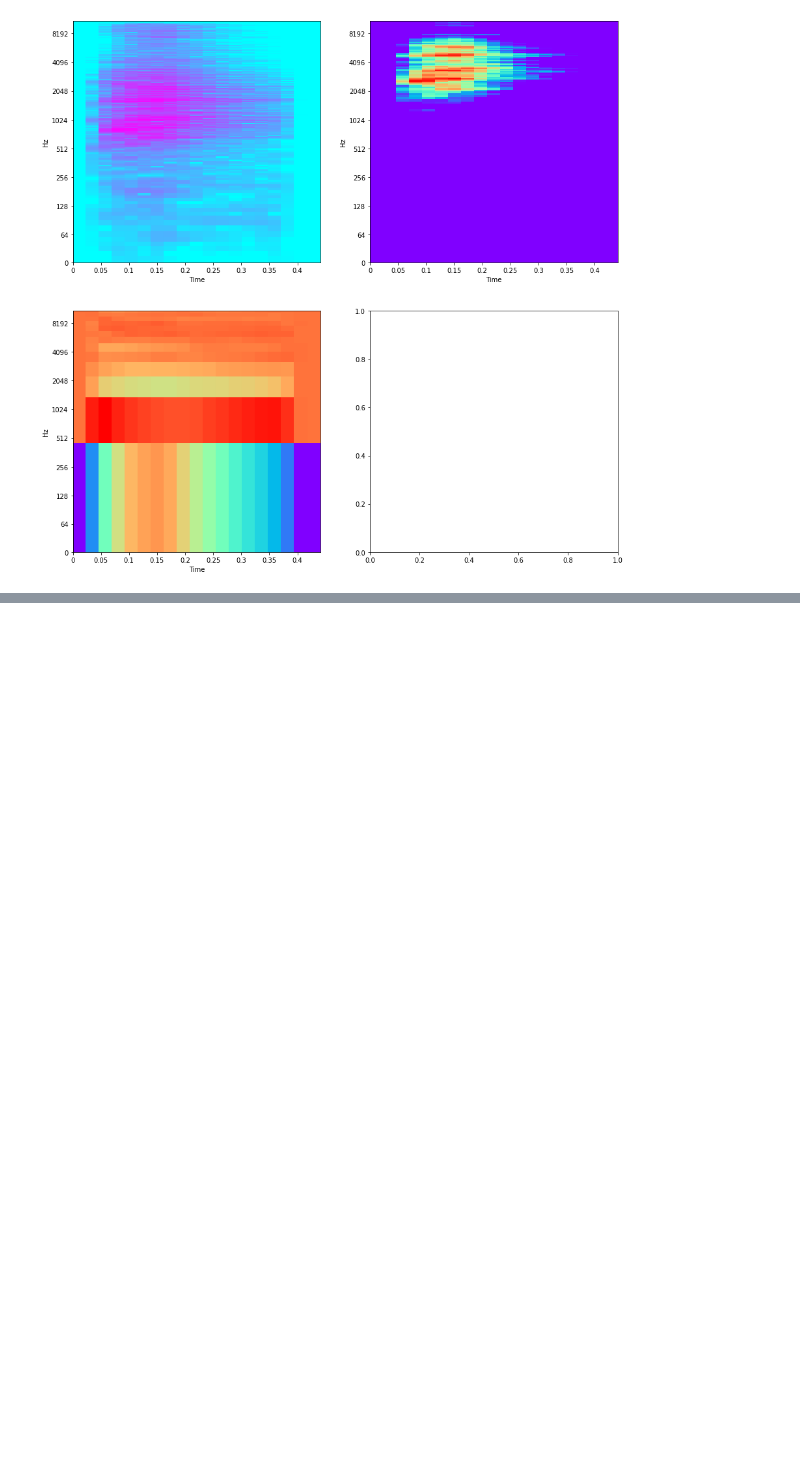
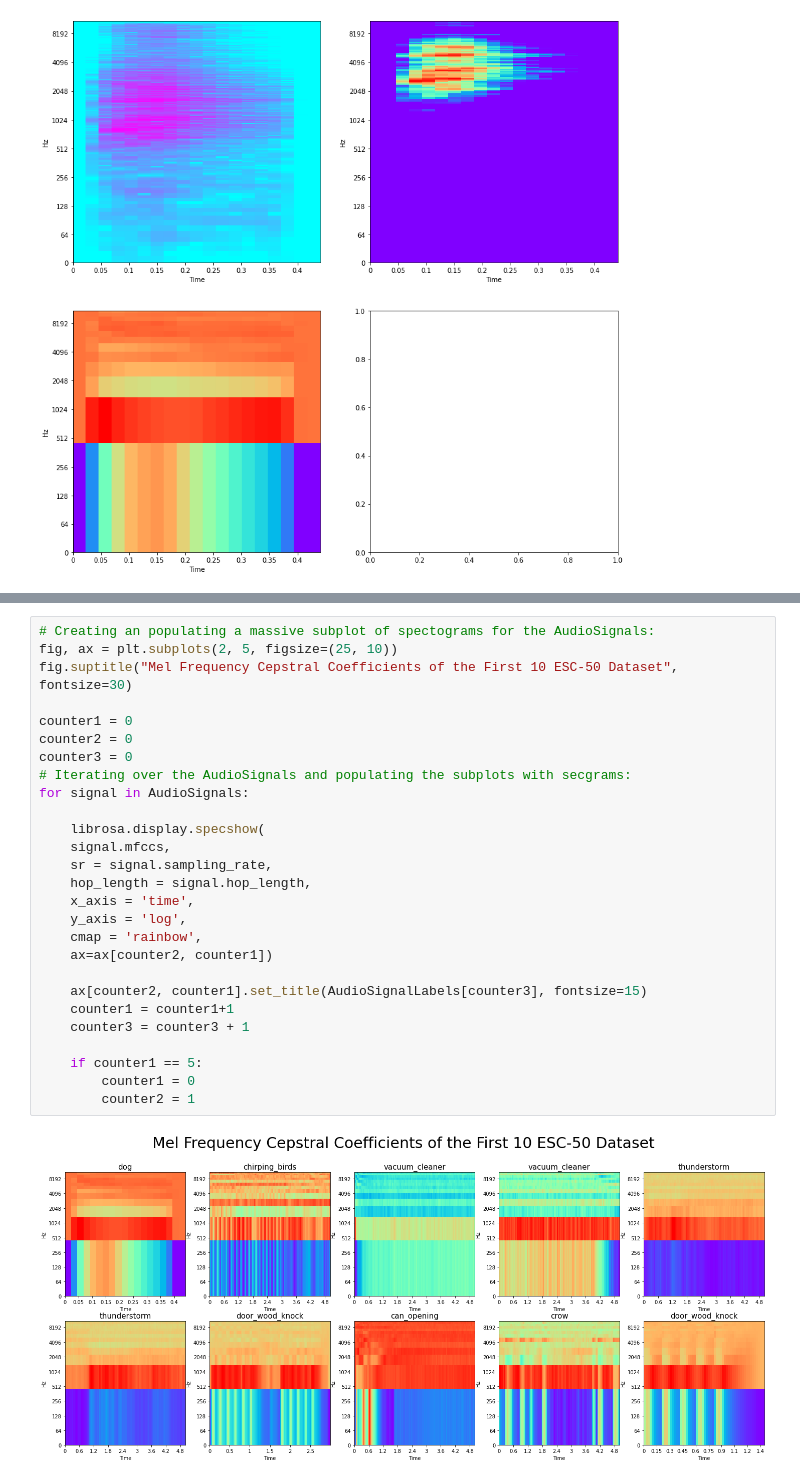
Before and after one commit to MatthewTe/signal-processing-library, a Jupyter notebook: notebooks/EDA_ESC-50.ipynb, the cells around one changed output, grey strips where cells are left out. Saved outputs shown, nothing was run; the diff lists cells and outputs as text; blank space fills up the shorter version.

```diff
--- a/notebooks/EDA_ESC-50.ipynb
+++ b/notebooks/EDA_ESC-50.ipynb
@@ -98,0 +161,29 @@ librosa.display.specshow(
+# %%
+# Creating an populating a massive subplot of spectograms for the AudioSignals:
+fig, ax = plt.subplots(2, 5, figsize=(25, 10))
+fig.suptitle("Mel Frequency Cepstral Coefficients of the First 10 ESC-50 Dataset", fontsize=30)
+
+counter1 = 0
+counter2 = 0
+counter3 = 0
+# Iterating over the AudioSignals and populating the subplots with secgrams:
+for signal in AudioSignals:
+
+    librosa.display.specshow(
+    signal.mfccs,
+    sr = signal.sampling_rate,
+    hop_length = signal.hop_length,
+    x_axis = 'time',
+    y_axis = 'log',
+    cmap = 'rainbow',
+    ax=ax[counter2, counter1])
+
+    ax[counter2, counter1].set_title(AudioSignalLabels[counter3], fontsize=15)
+    counter1 = counter1+1
+    counter3 = counter3 + 1
+
+    if counter1 == 5:
+        counter1 = 0
+        counter2 = 1
+# %% [output]
+[figure, added]
```
Also changed, not shown: parts of 4 cells of this notebook, 1 other file.
